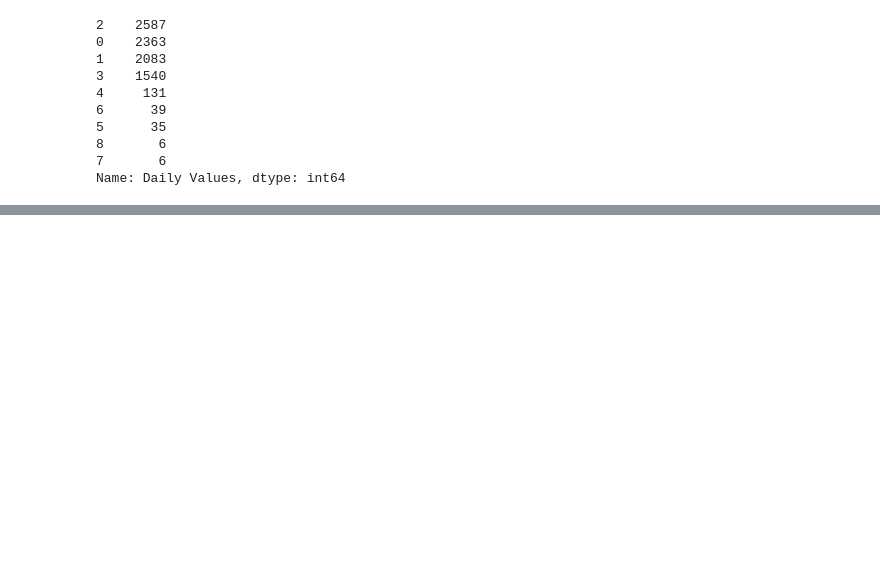
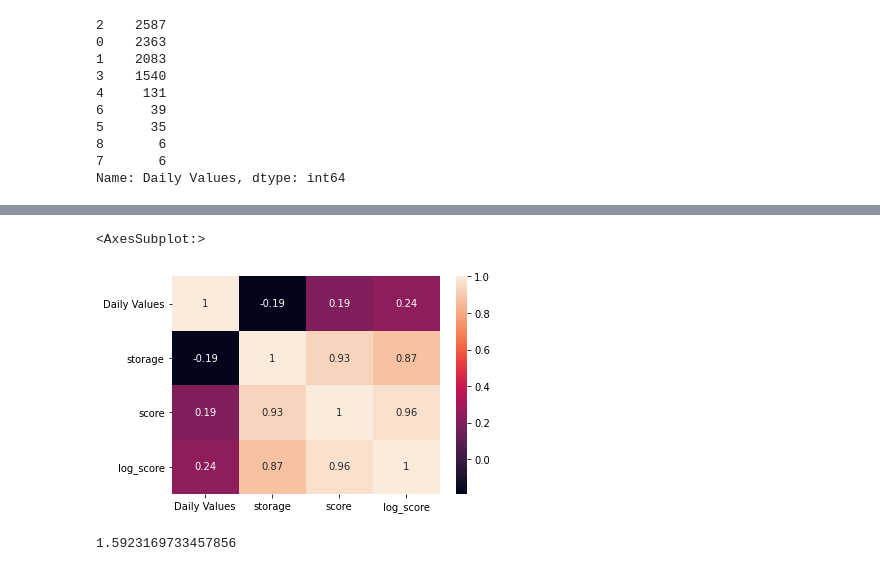
Before and after one commit to anthonyreid518/Food-Donation-Score, a Jupyter notebook: anthony.ipynb, the cells around one changed output, grey strips where cells are left out. Drawn from its saved outputs; the diff is of its cells as text; code cells hidden in the pictures; blank space fills up the shorter version.

```diff
--- a/anthony.ipynb
+++ b/anthony.ipynb
@@ -211,0 +207,4 @@ final_df.head()
+# %%
+final_df['score'] = final_df['Daily Values'] + final_df['storage']
+# %%
+final_df['log_score'] = np.log(final_df['Daily Values'] + final_df['storage'] )
@@ -211,0 +218,10 @@ final_df.head()
+# %%
+sns.heatmap(final_df.corr(),annot = True)
+# %% [output]
+<AxesSubplot:>
+[figure, added]
+# %%
+final_df['score'].mean() #5.639476678043231
+final_df['log_score'].mean() #1.5923
+# %% [output]
+1.5923169733457856
```
Also changed, not shown: parts of 49 cells of this notebook, 3 other files.
